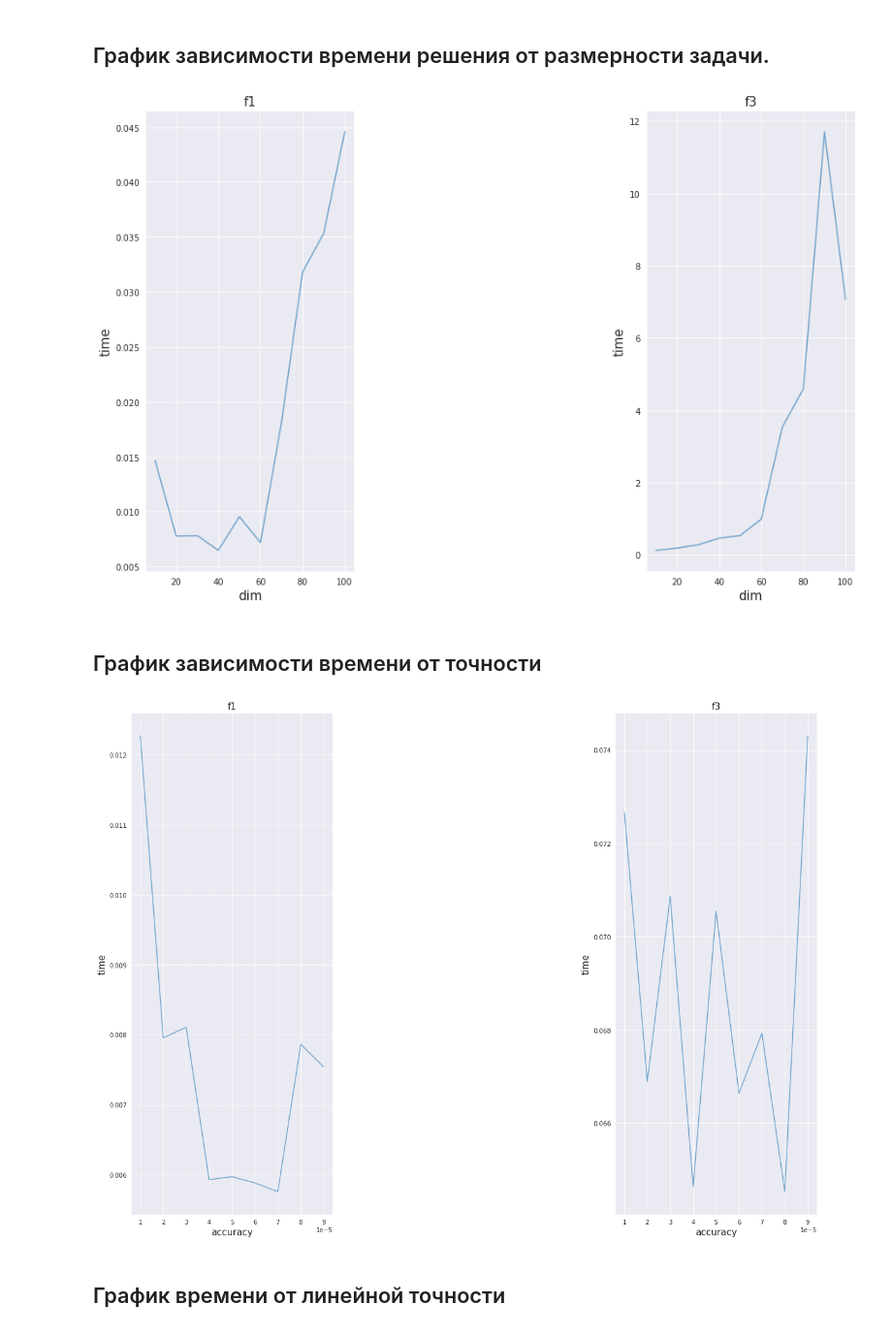
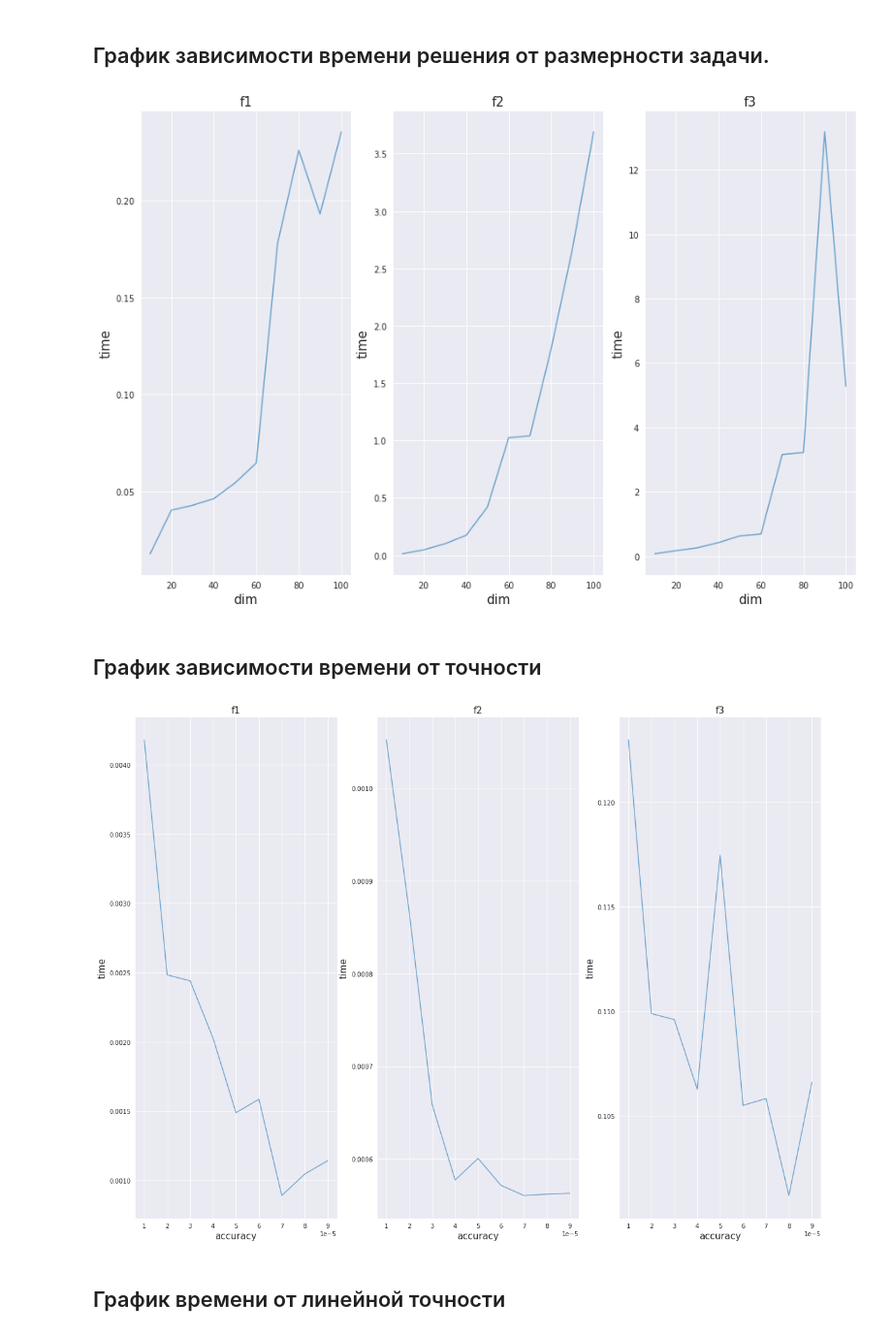
Before and after one commit to btnbrd/metopt, a Jupyter notebook: BFGS.ipynb, the cells around one changed output. Shown at 97% size. Drawn from its saved outputs; the diff is of its cells as text; code cells hidden in the pictures.

```diff
--- a/BFGS.ipynb
+++ b/BFGS.ipynb
@@ -43,9 +46,6 @@ def grad(f,x):
     return nabla
 # %%
 def line_search(f,x,p,nabla, lintol):
-    '''
-    BACKTRACK LINE SEARCH WITH WOLFE CONDITIONS
-    '''
     a = 1
     c1 = 1e-4
     c2 = 0.9
@@ -59,19 +59,6 @@ def line_search(f,x,p,nabla, lintol):
     return a
 # %%
 def BFGS( f, x0, max_it, tol, lin_tol):
-    '''
-    DESCRIPTION
-    BFGS Quasi-Newton Method, implemented as described in Nocedal:
-    Numerical Optimisation.
-    INPUTS:
-    f:      function to be optimised
-    x0:     intial guess
-    max_it: maximum iterations
-    plot:   if the problem is 2 dimensional, returns
-            a trajectory plot of the optimisation scheme.
-    OUTPUTS:
-    x:      the optimal solution of the function f
-    '''
     d = len(x0) # dimension of problem
     nabla = grad(f,x0) # initial gradient
     H = np.eye(d) # initial hessian
@@ -106,7 +93,7 @@ def BFGS( f, x0, max_it, tol, lin_tol):
 # %% [markdown]
 ## График зависимости времени решения от размерности задачи.
 # %%
-func_names = ['f1', 'f2', 'f3']
+funcs = [f1, f2, f3]
 # %%
 import time
 # %%
@@ -118,7 +105,7 @@ dim_grid = [10, 20, 30, 40, 50, 60, 70,
 plt.figure(figsize = (15, 10))
 tol = 1e-5
 lin_tol=1e-7
-finds = [0, 2]
+finds = [0, 1, 2]
 
 for f_ind in finds:
     for dim in dim_grid:
@@ -139,38 +126,38 @@ for f_ind in finds:
 
     times = []
 # %% [output]
-[figure, old version]
+[figure, new version]
 # %% [markdown]
 ## График зависимости времени от точности
 # %%
 times=[]
 sns.set_style('darkgrid')
 tol_grid = np.arange(1e-5, 1e-4, 1e-5)
 
 plt.figure(figsize = (20, 15))
-x_0 = np.full(shape=10, fill_value=100, dtype=np.int)
+x_0 = np.full(shape=10, fill_value=0, dtype=np.int)
 lin_tol=1e-7
-finds = [0, 2]
+finds = [0, 1, 2]
 
 for f_ind in finds:
     for tol in tol_grid:
         start = time.time()
 
         res = BFGS(funcs[f_ind], x_0, np.inf, tol, lin_tol)
         point = res['x']
 
         end = time.time()
         times.append(end - start)
 
     ax = plt.subplot(1, 3, f_ind+1)
     plt.plot(tol_grid, times, alpha = 0.6)
     plt.title(func_names[f_ind], fontsize=15)
     plt.xlabel('accuracy', fontsize=15)
     plt.ylabel('time', fontsize=15)
 
     times = []
 # %% [output]
-[figure, old version]
+[figure, new version]
 # %% [markdown]
 ## График времени от линейной точности
 # %%
```
Also changed, not shown: parts of 5 cells of this notebook.
